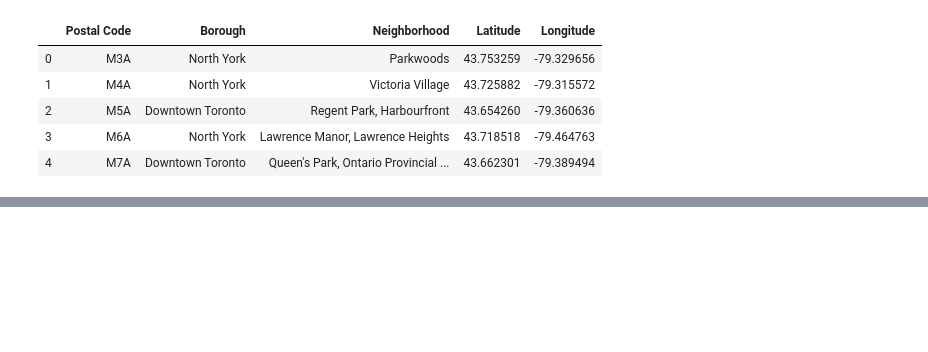
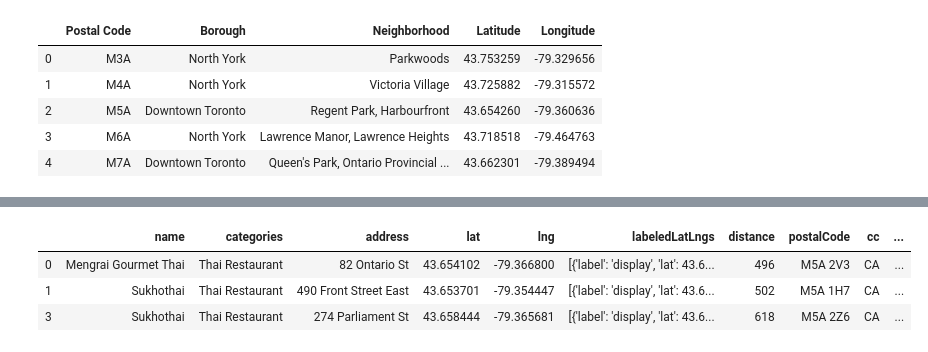
Before and after one commit to umano-git/ibm-ads-capstone, a Jupyter notebook: TorontoNeighborhood.ipynb, the cells around one changed output, grey strips where cells are left out. Cells and saved outputs as stored; diff of their text form; code cells hidden in the pictures; blank space fills up the shorter version.

```diff
--- a/TorontoNeighborhood.ipynb
+++ b/TorontoNeighborhood.ipynb
@@ -62,0 +79,48 @@ toronto_data.head()
+# %%
+CLIENT_ID = 'RH22D4PCG0P0WNNVLKO0ML4EUJ0T01KJBSXGTT4PHOIDAFDC-'
+CLIENT_SECRET = 'J51KSD11D5BGYWHJJIHMSEOGAMUIXJPXSFTV4HIMCJT0PURV-'
+VERSION = '20200707'
+LIMIT = 30
+# %%
+search_query = 'Thai'
+radius = 500
+latitude = 43.654260
+longitude = -79.360636
+url = 'https://api.foursquare.com/v2/venues/search?client_id={}&client_secret={}&ll={},{}&v={}&query={}&radius={}&limit={}'.format(CLIENT_ID, CLIENT_SECRET, latitude, longitude, VERSION, search_query, radius, LIMIT)
+# %%
+results = requests.get(url).json()
+# %%
+# assign relevant part of JSON to venues
+venues = results['response']['venues']
+
+# tranform venues into a dataframe
+vdf = json_normalize(venues)
+# %%
+# keep only columns that include venue name, and anything that is associated with location
+filtered_columns = ['name', 'categories'] + [col for col in vdf.columns if col.startswith('location.')] + ['id']
+vdf_filtered = vdf.loc[:, filtered_columns]
+
+# function that extracts the category of the venue
+def get_category_type(row):
+    try:
+        categories_list = row['categories']
+    except:
+        categories_list = row['venue.categories']
+
+    if len(categories_list) == 0:
+        return None
+    else:
+        return categories_list[0]['name']
+
+# filter the category for each row
+vdf_filtered['categories'] = vdf_filtered.apply(get_category_type, axis=1)
+
+# clean column names by keeping only last term
+vdf_filtered.columns = [column.split('.')[-1] for column in vdf_filtered.columns]
+vdf_filtered = vdf_filtered[vdf_filtered.categories == 'Thai Restaurant']
+vdf_filtered
+# %% [output]
+|  | name | categories | address | lat | lng | labeledLatLngs | distance | postalCode | cc | ... |
+| 0 | Mengrai Gourmet Thai | Thai Restaurant | 82 Ontario St | 43.654102 | -79.366800 | [{'label': 'display', 'lat': 43.6... | 496 | M5A 2V3 | CA | ... |
+| 1 | Sukhothai | Thai Restaurant | 490 Front Street East | 43.653701 | -79.354447 | [{'label': 'display', 'lat': 43.6... | 502 | M5A 1H7 | CA | ... |
+| 3 | Sukhothai | Thai Restaurant | 274 Parliament St | 43.658444 | -79.365681 | [{'label': 'display', 'lat': 43.6... | 618 | M5A 2Z6 | CA | ... |
```
Also changed, not shown: parts of 27 cells of this notebook.
